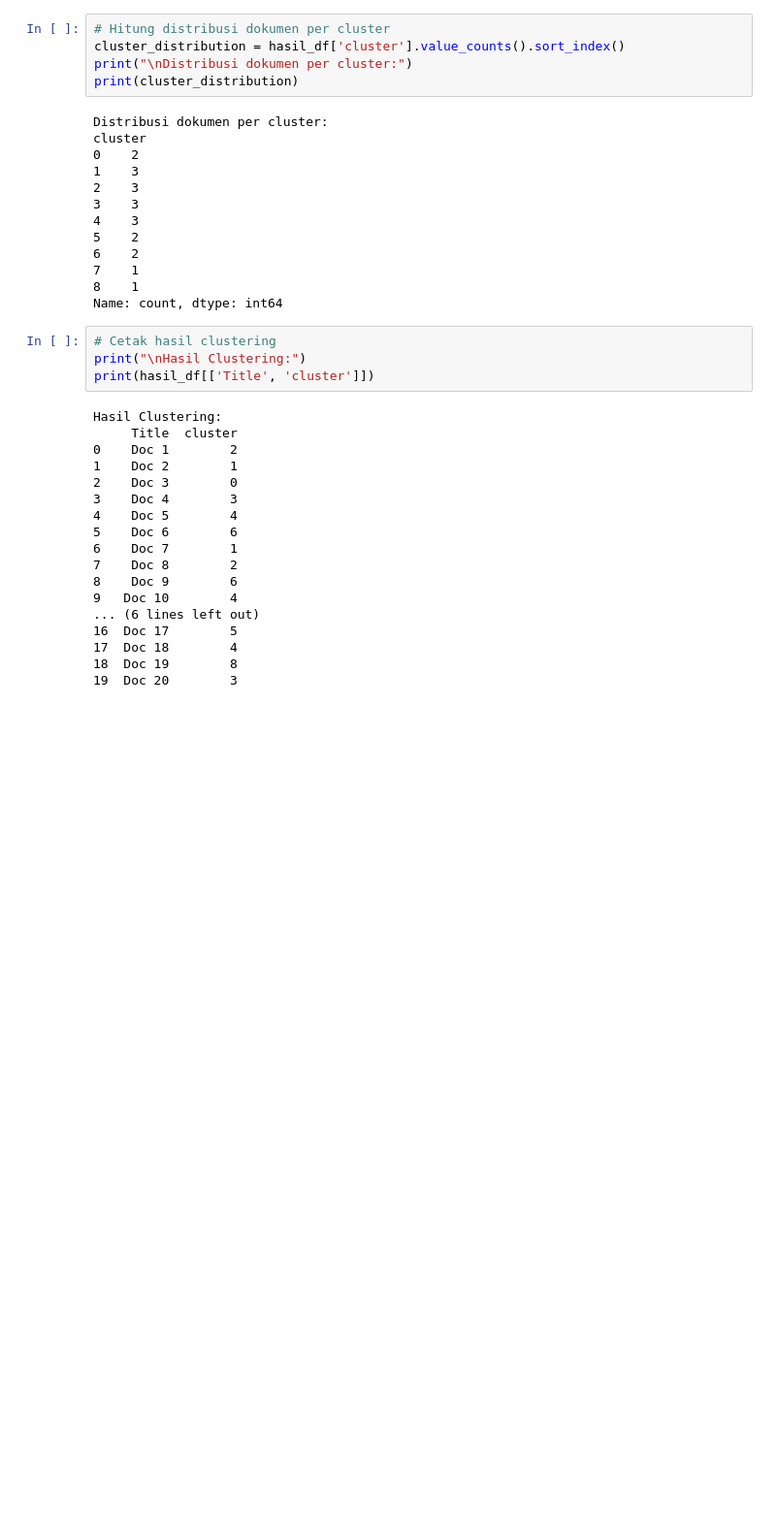
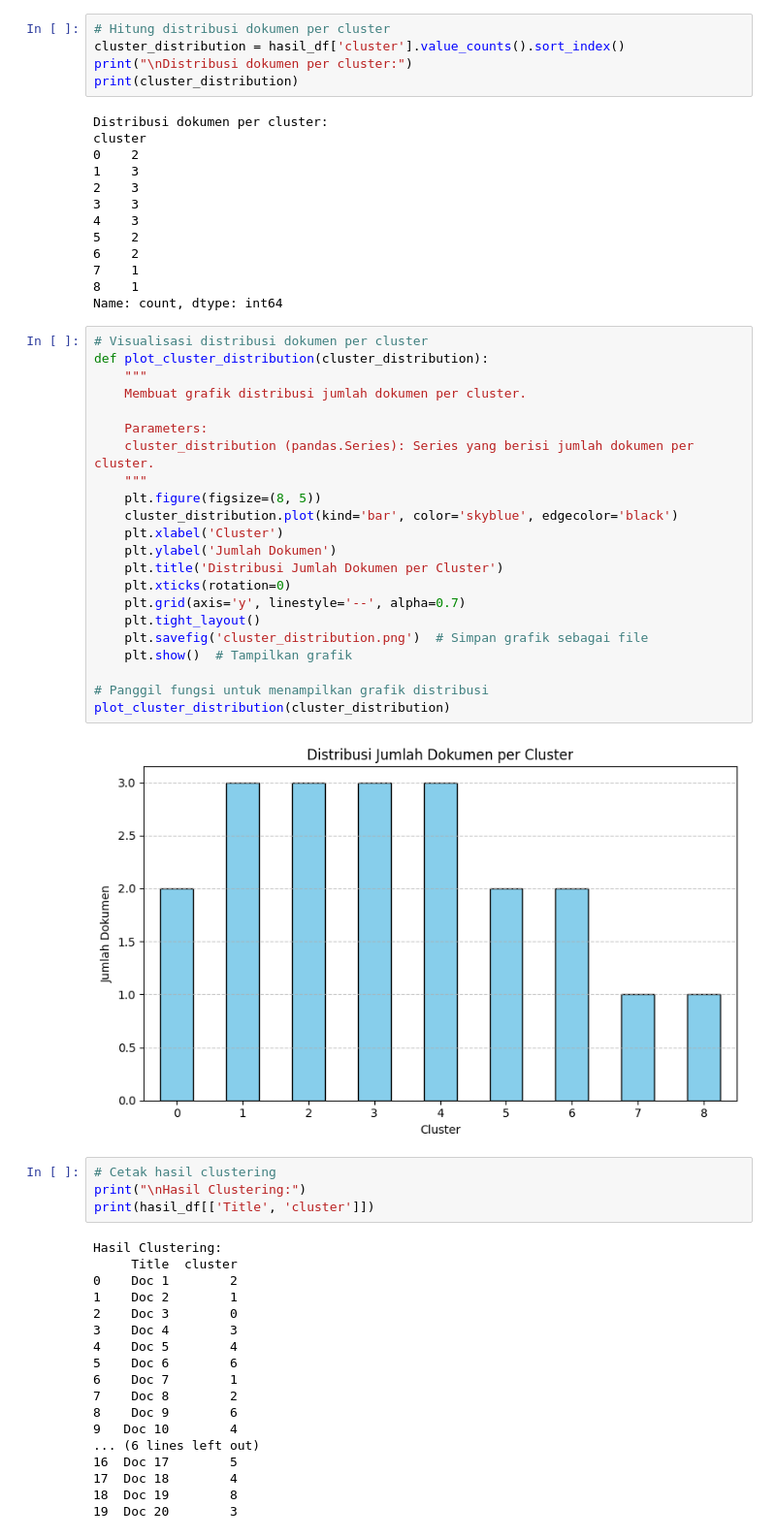
Before and after one commit to rahelitapasaribu/uts-ppdm, a Jupyter notebook: uts.ipynb, the cells around one changed output. Shown at 97% size. Cells and saved outputs as stored; diff of their text form; blank space fills up the shorter version.

```diff
--- a/uts.ipynb
+++ b/uts.ipynb
@@ -262,6 +262,30 @@ cluster
 7    1
 8    1
 Name: count, dtype: int64
+# %%
+# Visualisasi distribusi dokumen per cluster
+def plot_cluster_distribution(cluster_distribution):
+    """
+    Membuat grafik distribusi jumlah dokumen per cluster.
+
+    Parameters:
+    cluster_distribution (pandas.Series): Series yang berisi jumlah dokumen per cluster.
+    """
+    plt.figure(figsize=(8, 5))
+    cluster_distribution.plot(kind='bar', color='skyblue', edgecolor='black')
+    plt.xlabel('Cluster')
+    plt.ylabel('Jumlah Dokumen')
+    plt.title('Distribusi Jumlah Dokumen per Cluster')
+    plt.xticks(rotation=0)
+    plt.grid(axis='y', linestyle='--', alpha=0.7)
+    plt.tight_layout()
+    plt.savefig('cluster_distribution.png')  # Simpan grafik sebagai file
+    plt.show()  # Tampilkan grafik
+
+# Panggil fungsi untuk menampilkan grafik distribusi
+plot_cluster_distribution(cluster_distribution)
+# %% [output]
+[figure, added]
 # %%
 # Cetak hasil clustering
 print("\nHasil Clustering:")
```
Also changed, not shown: parts of 2 cells of this notebook, 2 other files.
